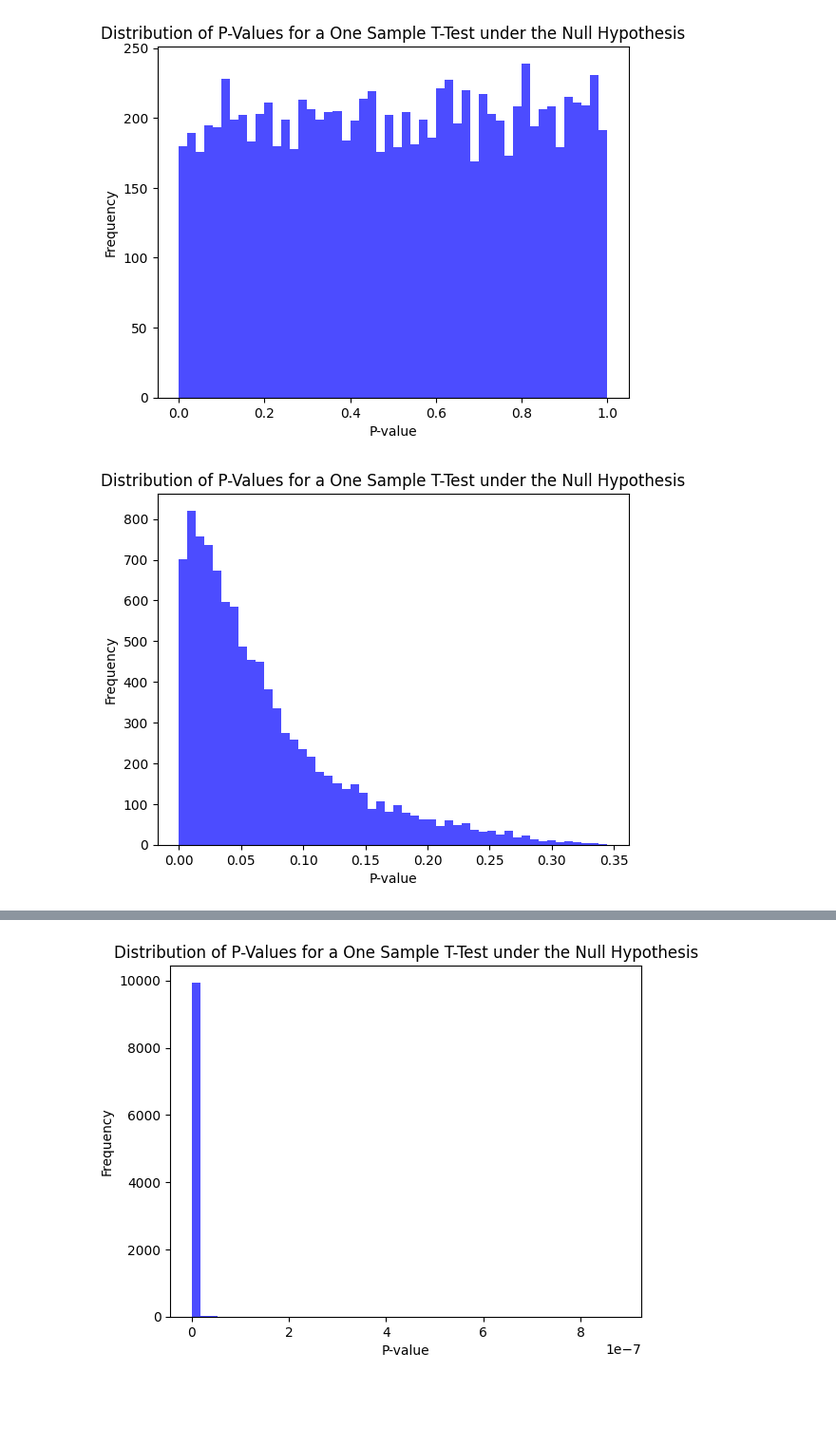
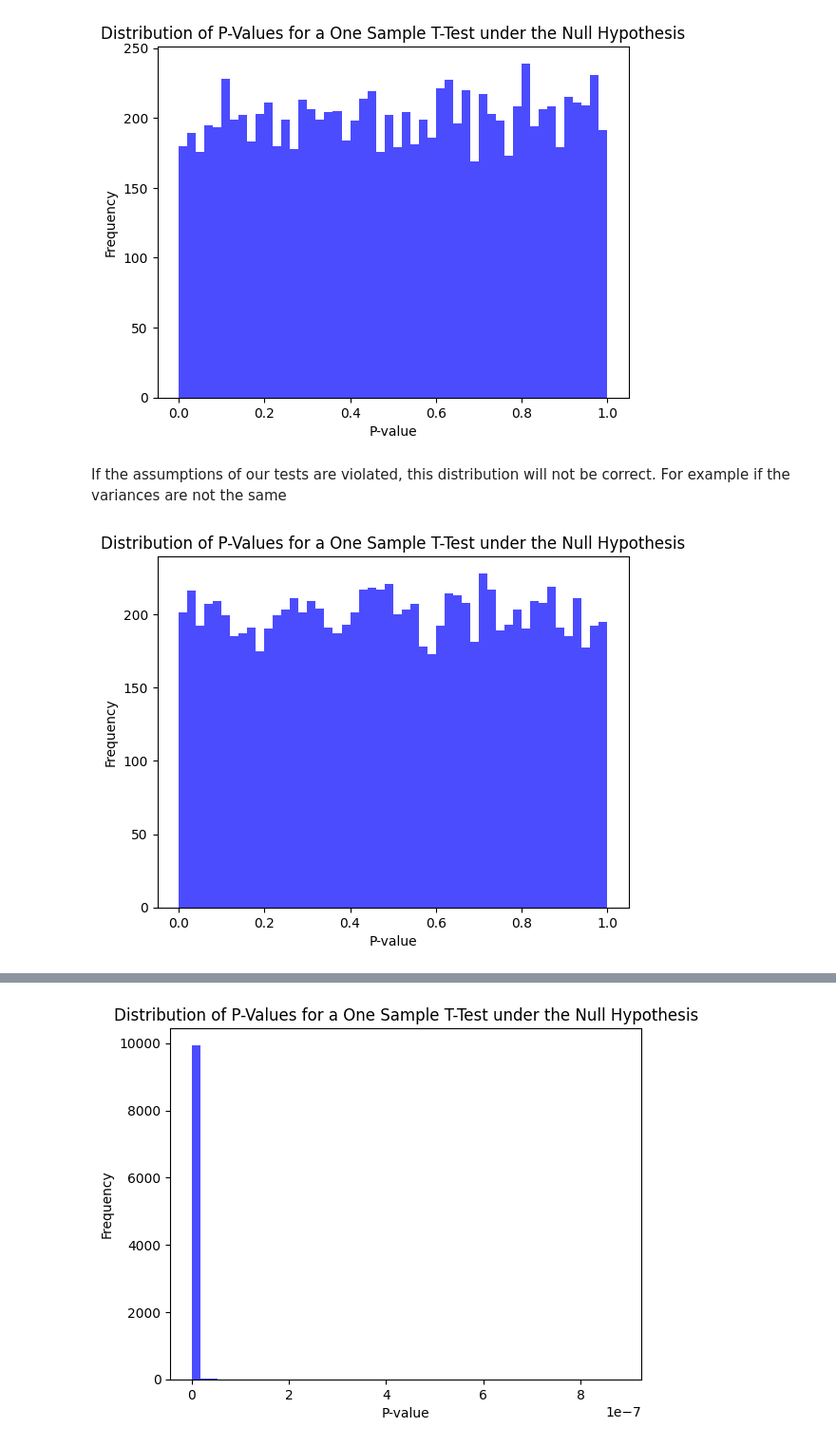
Before and after one commit to Padarn/notes, a Jupyter notebook: 0. Skewed P-Values/p-values.ipynb, the cells around one changed output, grey strips where cells are left out. Shown: that part at 95% size. Cells and saved outputs as stored; diff of their text form; code cells hidden in the pictures; blank space fills up the shorter version.

Commit message:
trying to add biased test

```diff
--- a/0. Skewed P-Values/p-values.ipynb
+++ b/0. Skewed P-Values/p-values.ipynb
@@ -53,19 +53,31 @@ plt.title('Distribution of P-Values for a One Sample T-Test under the Null Hypot
 plt.show()
 # %% [output]
 [figure]
+# %% [markdown]
+If the assumptions of our tests are violated, this distribution will not be correct. For example if the variances are not the same
+# %%
+import numpy as np
+import pandas as pd
+
+def get_sample_data(sample_size, population_mean, population_variance, population2_variance = None):
+    if population2_variance is None:
+        population2_variance = population_variance
+    y = np.zeros(sample_size)
+    half_size = sample_size // 2
+    y[1::2] = np.random.normal(population_mean, population_variance, half_size)
+    y[0::2] = np.random.normal(population_mean, population2_variance, half_size + sample_size % 2)
+    return pd.DataFrame({'y': y, 'treatment': np.arange(sample_size) % 2})
+
+
+def get_sample_generator(sample_size, population_mean, population_variance, population_variance2, samples):
+    for _ in range(samples):
+        yield get_sample_data(sample_size, population_mean, population_variance, population_variance2)
 # %%
-# Simulate data and collect p-values
-p_values = []
-for _ in range(num_samples):
-    sample = np.random.lognormal(0, 1, 5)
-    t_stat, p_value = stats.ttest_1samp(sample, 0)
-    p_values.append(p_value)
-
-# Plot the distribution of p-values
+p_values = run_simulation(get_sample_generator(sample_size, population_mean, population_variance, population_variance*200, num_samples))
 plt.hist(p_values, bins=50, color='blue', alpha=0.7)
 plt.xlabel('P-value')
 plt.ylabel('Frequency')
 plt.title('Distribution of P-Values for a One Sample T-Test under the Null Hypothesis')
 plt.show()
 # %% [output]
-[figure, old version]
+[figure, new version]
```
Also changed, not shown: parts of 1 cell of this notebook.
